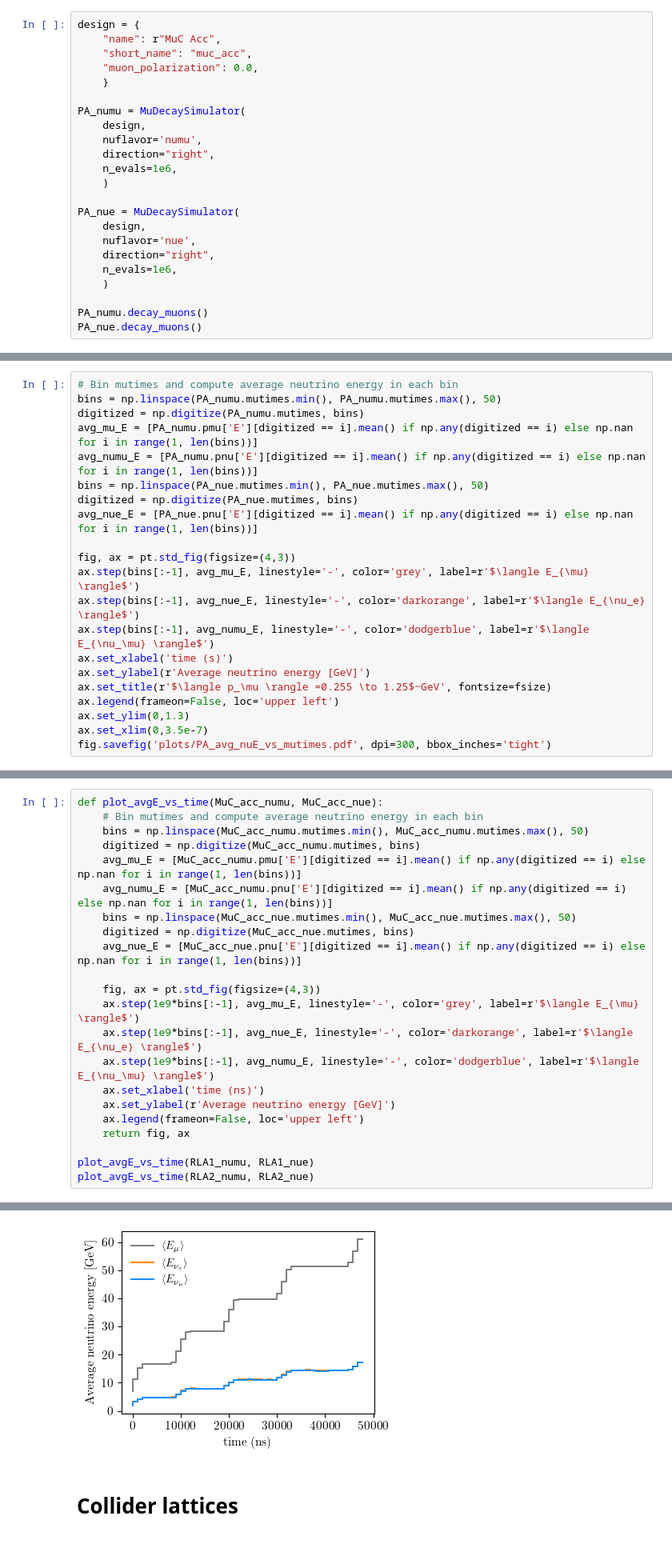
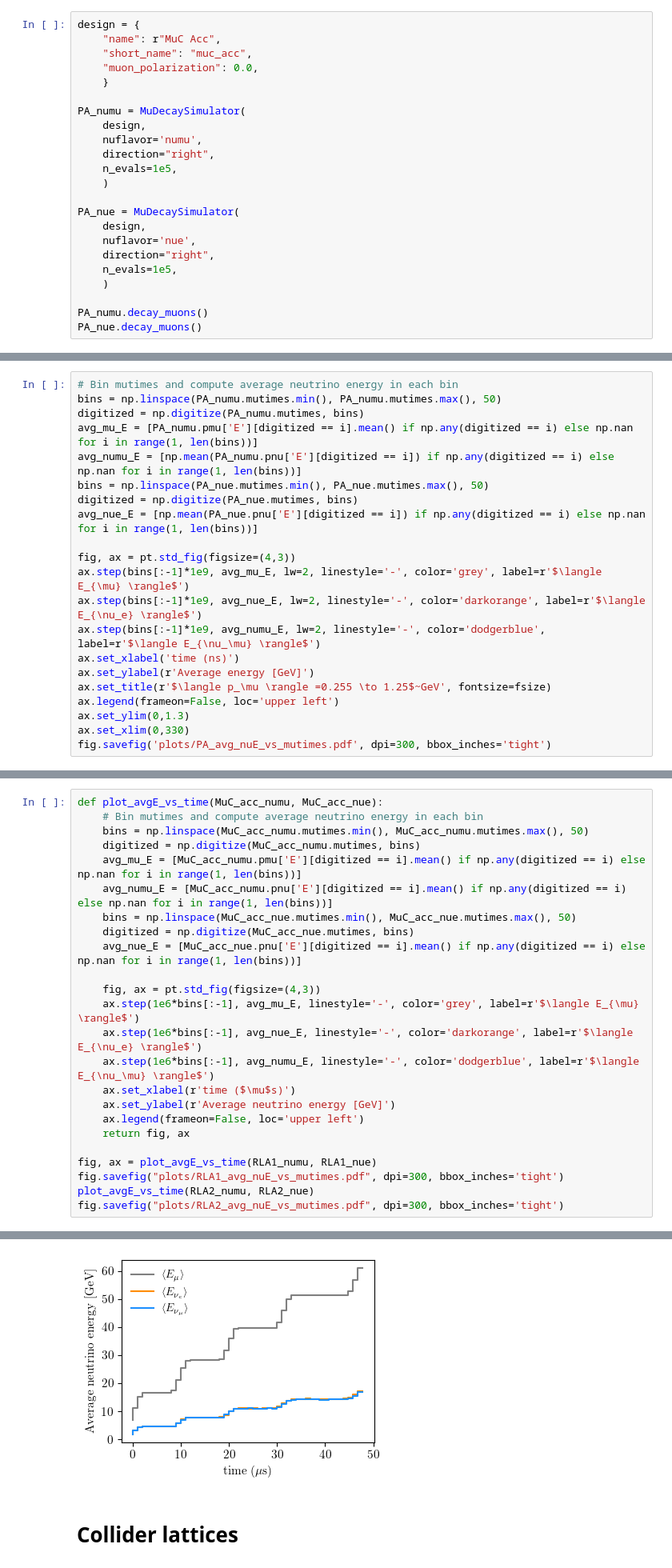
Before and after one commit to jchoi55/MINeut, a Jupyter notebook: first_examples.ipynb, the cells around one changed output, grey strips where cells are left out. Shown at 80% size. Drawn from its saved outputs; the diff is of its cells as text.

```diff
--- a/first_examples.ipynb
+++ b/first_examples.ipynb
@@ -303,14 +354,14 @@ PA_numu = MuDecaySimulator(
     design,
     nuflavor='numu',
     direction="right",
-    n_evals=1e6,
+    n_evals=1e5,
     )
 
 PA_nue = MuDecaySimulator(
     design,
     nuflavor='nue',
     direction="right",
-    n_evals=1e6,
+    n_evals=1e5,
     )
 
 PA_numu.decay_muons()
@@ -430,20 +609,20 @@ plt.show()
 bins = np.linspace(PA_numu.mutimes.min(), PA_numu.mutimes.max(), 50)
 digitized = np.digitize(PA_numu.mutimes, bins)
 avg_mu_E = [PA_numu.pmu['E'][digitized == i].mean() if np.any(digitized == i) else np.nan for i in range(1, len(bins))]
-avg_numu_E = [PA_numu.pnu['E'][digitized == i].mean() if np.any(digitized == i) else np.nan for i in range(1, len(bins))]
+avg_numu_E = [np.mean(PA_numu.pnu['E'][digitized == i]) if np.any(digitized == i) else np.nan for i in range(1, len(bins))]
 bins = np.linspace(PA_nue.mutimes.min(), PA_nue.mutimes.max(), 50)
 digitized = np.digitize(PA_nue.mutimes, bins)
-avg_nue_E = [PA_nue.pnu['E'][digitized == i].mean() if np.any(digitized == i) else np.nan for i in range(1, len(bins))]
+avg_nue_E = [np.mean(PA_nue.pnu['E'][digitized == i]) if np.any(digitized == i) else np.nan for i in range(1, len(bins))]
 
 fig, ax = pt.std_fig(figsize=(4,3))
-ax.step(bins[:-1], avg_mu_E, linestyle='-', color='grey', label=r'$\langle E_{\mu} \rangle$')
-ax.step(bins[:-1], avg_nue_E, linestyle='-', color='darkorange', label=r'$\langle E_{\nu_e} \rangle$')
-ax.step(bins[:-1], avg_numu_E, linestyle='-', color='dodgerblue', label=r'$\langle E_{\nu_\mu} \rangle$')
-ax.set_xlabel('time (s)')
-ax.set_ylabel(r'Average neutrino energy [GeV]')
+ax.step(bins[:-1]*1e9, avg_mu_E, lw=2, linestyle='-', color='grey', label=r'$\langle E_{\mu} \rangle$')
+ax.step(bins[:-1]*1e9, avg_nue_E, lw=2, linestyle='-', color='darkorange', label=r'$\langle E_{\nu_e} \rangle$')
+ax.step(bins[:-1]*1e9, avg_numu_E, lw=2, linestyle='-', color='dodgerblue', label=r'$\langle E_{\nu_\mu} \rangle$')
+ax.set_xlabel('time (ns)')
+ax.set_ylabel(r'Average energy [GeV]')
 ax.set_title(r'$\langle p_\mu \rangle =0.255 \to 1.25$~GeV', fontsize=fsize)
 ax.legend(frameon=False, loc='upper left')
 ax.set_ylim(0,1.3)
-ax.set_xlim(0,3.5e-7)
+ax.set_xlim(0,330)
 fig.savefig('plots/PA_avg_nuE_vs_mutimes.pdf', dpi=300, bbox_inches='tight')
 # %% [output]
@@ -705,14 +894,16 @@ def plot_avgE_vs_time(MuC_acc_numu, MuC_acc_nue):
     avg_nue_E = [MuC_acc_nue.pnu['E'][digitized == i].mean() if np.any(digitized == i) else np.nan for i in range(1, len(bins))]
 
     fig, ax = pt.std_fig(figsize=(4,3))
-    ax.step(1e9*bins[:-1], avg_mu_E, linestyle='-', color='grey', label=r'$\langle E_{\mu} \rangle$')
-    ax.step(1e9*bins[:-1], avg_nue_E, linestyle='-', color='darkorange', label=r'$\langle E_{\nu_e} \rangle$')
-    ax.step(1e9*bins[:-1], avg_numu_E, linestyle='-', color='dodgerblue', label=r'$\langle E_{\nu_\mu} \rangle$')
-    ax.set_xlabel('time (ns)')
+    ax.step(1e6*bins[:-1], avg_mu_E, linestyle='-', color='grey', label=r'$\langle E_{\mu} \rangle$')
+    ax.step(1e6*bins[:-1], avg_nue_E, linestyle='-', color='darkorange', label=r'$\langle E_{\nu_e} \rangle$')
+    ax.step(1e6*bins[:-1], avg_numu_E, linestyle='-', color='dodgerblue', label=r'$\langle E_{\nu_\mu} \rangle$')
+    ax.set_xlabel(r'time ($\mu$s)')
     ax.set_ylabel(r'Average neutrino energy [GeV]')
     ax.legend(frameon=False, loc='upper left')
     return fig, ax
 
-plot_avgE_vs_time(RLA1_numu, RLA1_nue)
+fig, ax = plot_avgE_vs_time(RLA1_numu, RLA1_nue)
+fig.savefig("plots/RLA1_avg_nuE_vs_mutimes.pdf", dpi=300, bbox_inches='tight')
 plot_avgE_vs_time(RLA2_numu, RLA2_nue)
+fig.savefig("plots/RLA2_avg_nuE_vs_mutimes.pdf", dpi=300, bbox_inches='tight')
 # %% [output]
@@ -722,4 +911,4 @@ plot_avgE_vs_time(RLA2_numu, RLA2_nue)
-[figure, old version]
+[figure, new version]
 # %% [markdown]
 # Collider lattices
 # %%
```
Also changed, not shown: parts of 23 cells of this notebook, 29 other files.
